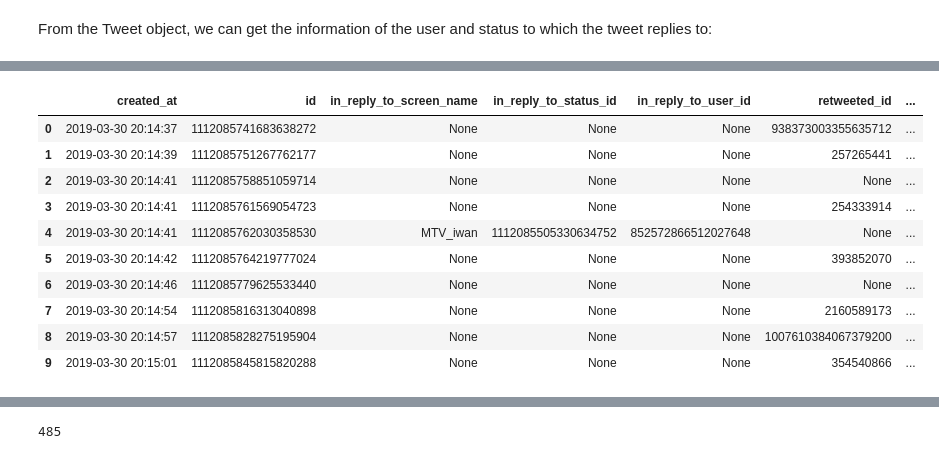
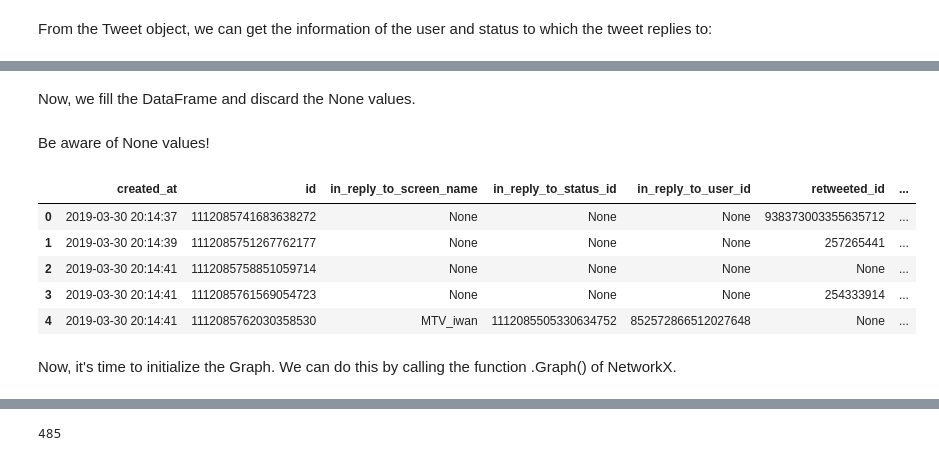
Before and after one commit to ugis22/analysing_twitter, a Jupyter notebook: Interaction Network.ipynb, the cells around one changed output, grey strips where cells are left out. Drawn from its saved outputs; the diff is of its cells as text; code cells hidden in the pictures.

Commit message:
Interaction Network Proyect

```diff
--- a/Interaction Network.ipynb
+++ b/Interaction Network.ipynb
@@ -139,23 +139,24 @@ def get_interactions(row):
     interactions.discard((None, None))
     # Return user and interactions
     return user, interactions
+# %% [markdown]
+Now, we fill the DataFrame and discard the None values.
 # %%
 tweets_final = fill_df(tweets_final)
+# %% [markdown]
+Be aware of None values!
 # %%
 tweets_final = tweets_final.where((pd.notnull(tweets_final)), None)
 # %%
-tweets_final.head(10)
+tweets_final.head(5)
 # %% [output]
 |  | created_at | id | in_reply_to_screen_name | in_reply_to_status_id | in_reply_to_user_id | retweeted_id | ... |
 | 0 | 2019-03-30 20:14:37 | 1112085741683638272 | None | None | None | 938373003355635712 | ... |
 | 1 | 2019-03-30 20:14:39 | 1112085751267762177 | None | None | None | 257265441 | ... |
 | 2 | 2019-03-30 20:14:41 | 1112085758851059714 | None | None | None | None | ... |
 | 3 | 2019-03-30 20:14:41 | 1112085761569054723 | None | None | None | 254333914 | ... |
 | 4 | 2019-03-30 20:14:41 | 1112085762030358530 | MTV_iwan | 1112085505330634752 | 852572866512027648 | None | ... |
-| 5 | 2019-03-30 20:14:42 | 1112085764219777024 | None | None | None | 393852070 | ... |
-| 6 | 2019-03-30 20:14:46 | 1112085779625533440 | None | None | None | None | ... |
-| 7 | 2019-03-30 20:14:54 | 1112085816313040898 | None | None | None | 2160589173 | ... |
-| 8 | 2019-03-30 20:14:57 | 1112085828275195904 | None | None | None | 1007610384067379200 | ... |
-| 9 | 2019-03-30 20:15:01 | 1112085845815820288 | None | None | None | 354540866 | ... |
+# %% [markdown]
+Now, it's time to initialize the Graph. We can do this by calling the function .Graph() of NetworkX.
 # %%
 graph = nx.Graph()
```
Also changed, not shown: parts of 7 cells of this notebook.
